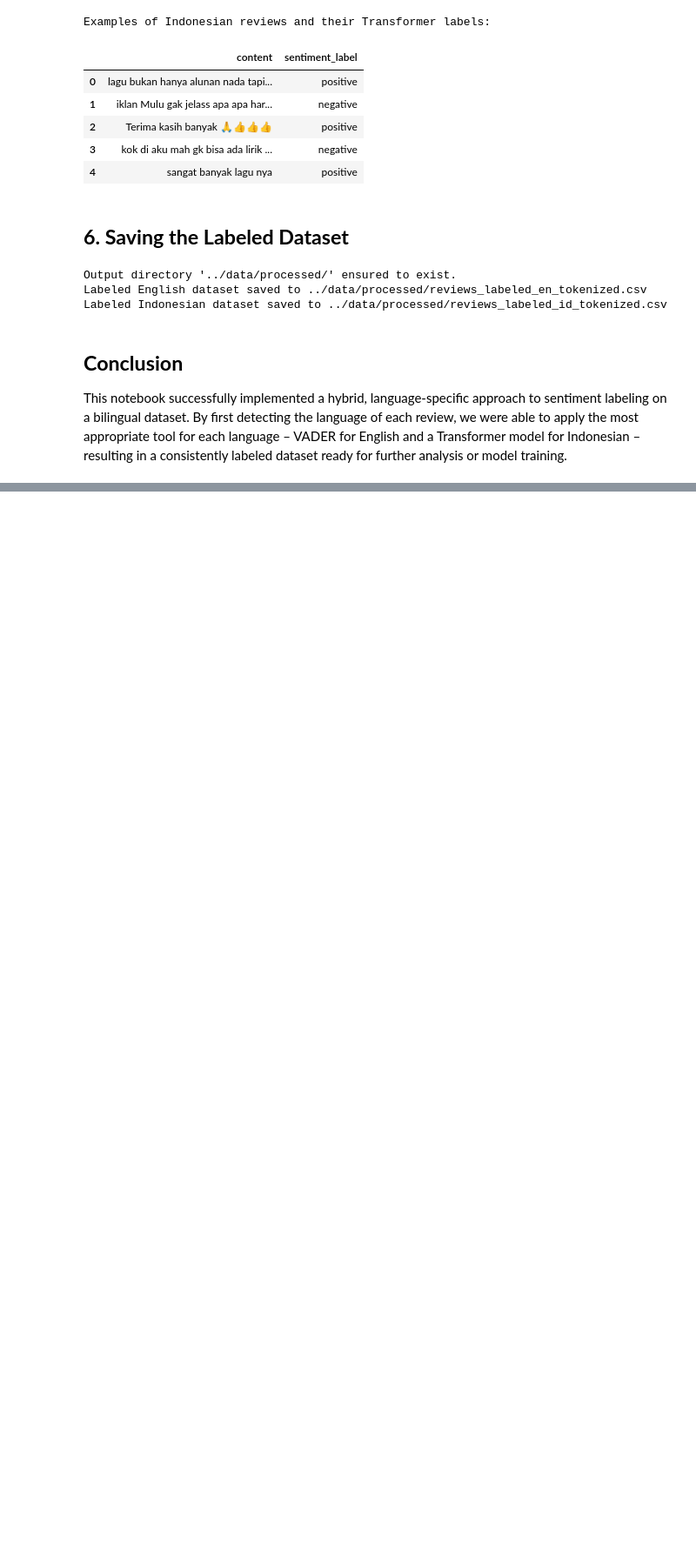
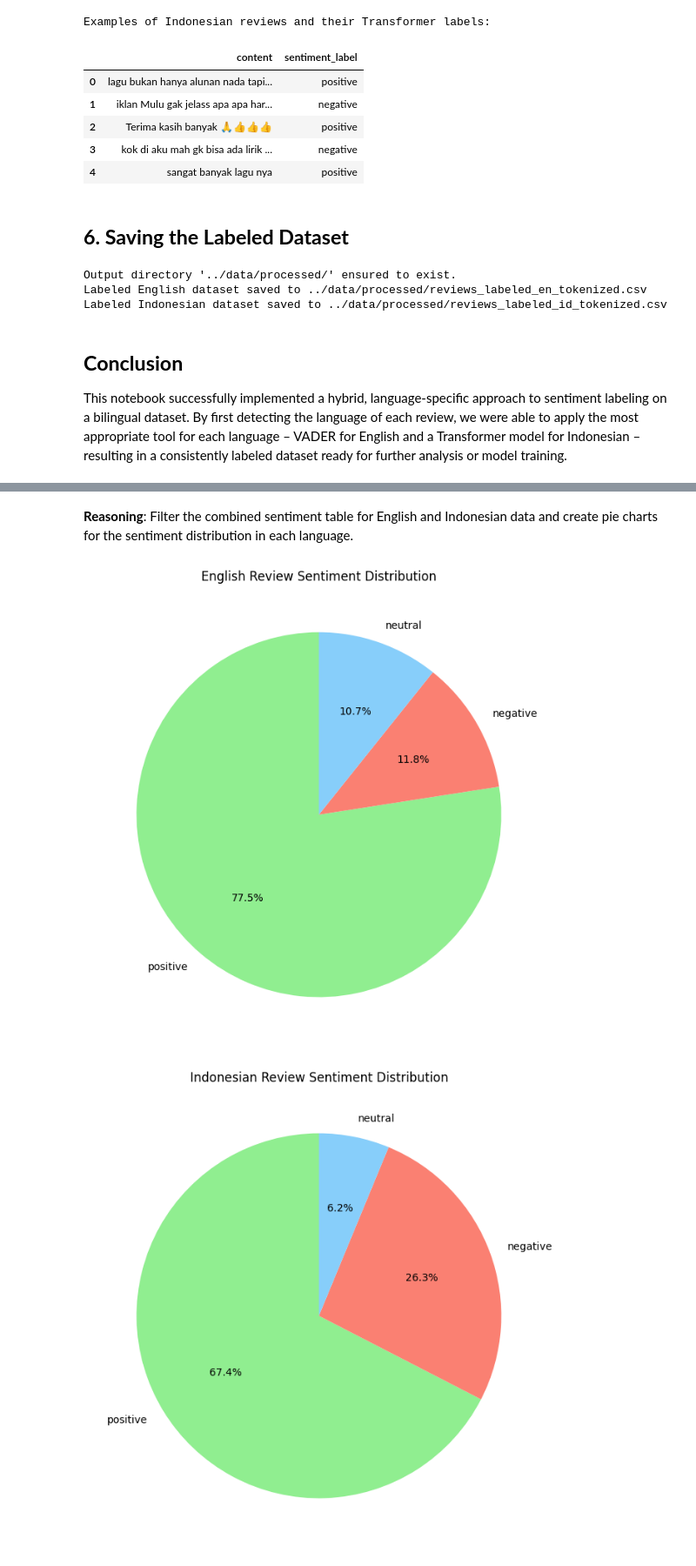
Before and after one commit to notnsas/data-science-capstone-project-college, a Jupyter notebook: notebooks/04_programmatic_labeling_bilingual.ipynb, the cells around one changed output, grey strips where cells are left out. Shown: that part at 87% size. Cells and saved outputs as stored; diff of their text form; code cells hidden in the pictures; blank space fills up the shorter version.

```diff
--- a/notebooks/04_programmatic_labeling_bilingual.ipynb
+++ b/notebooks/04_programmatic_labeling_bilingual.ipynb
@@ -698,0 +785,24 @@ This notebook successfully implemented a hybrid, language-specific approach to s
+# %% [markdown]
+**Reasoning**:
+Filter the combined sentiment table for English and Indonesian data and create pie charts for the sentiment distribution in each language.
+# %%
+# Filter for English sentiment distribution
+df_en_pie = combined_sentiment_table[combined_sentiment_table['Language'] == 'English']
+
+# Create a pie chart for English sentiment distribution
+plt.figure(figsize=(8, 8))
+plt.pie(df_en_pie['Percentage'], labels=df_en_pie['Sentiment Label'], autopct='%1.1f%%', startangle=90, colors=['lightgreen', 'salmon', 'lightskyblue'])
+plt.title('English Review Sentiment Distribution')
+plt.show()
+
+# Filter for Indonesian sentiment distribution
+df_id_pie = combined_sentiment_table[combined_sentiment_table['Language'] == 'Indonesian']
+
+# Create a pie chart for Indonesian sentiment distribution
+plt.figure(figsize=(8, 8))
+plt.pie(df_id_pie['Percentage'], labels=df_id_pie['Sentiment Label'], autopct='%1.1f%%', startangle=90, colors=['lightgreen', 'salmon', 'lightskyblue'])
+plt.title('Indonesian Review Sentiment Distribution')
+plt.show()
+# %% [output]
+[figure, added]
+[figure, added]
```
Also changed, not shown: parts of 16 cells of this notebook.
